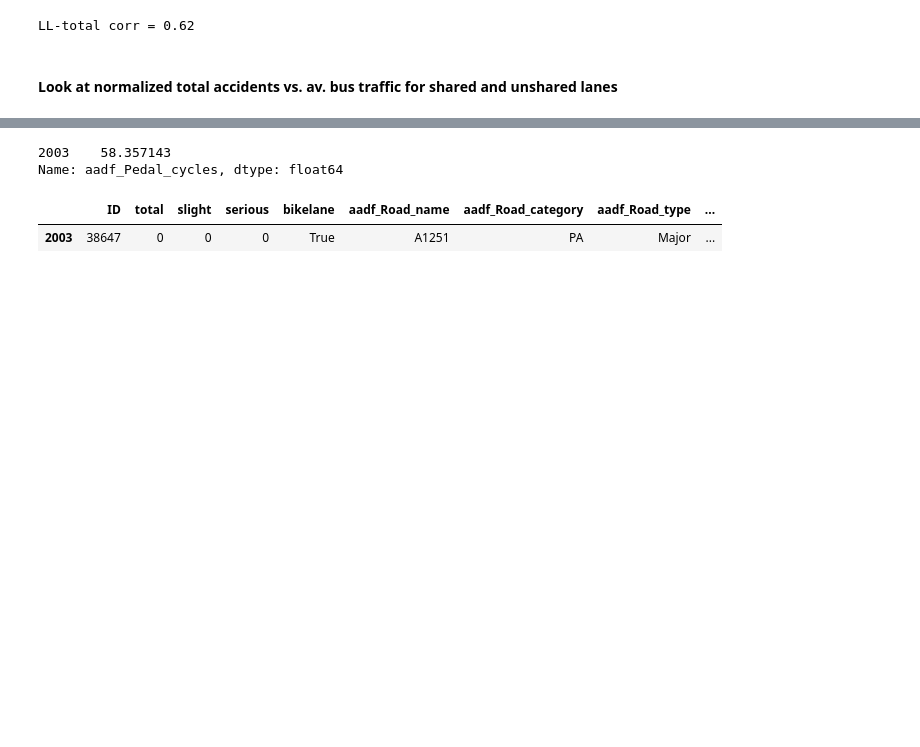
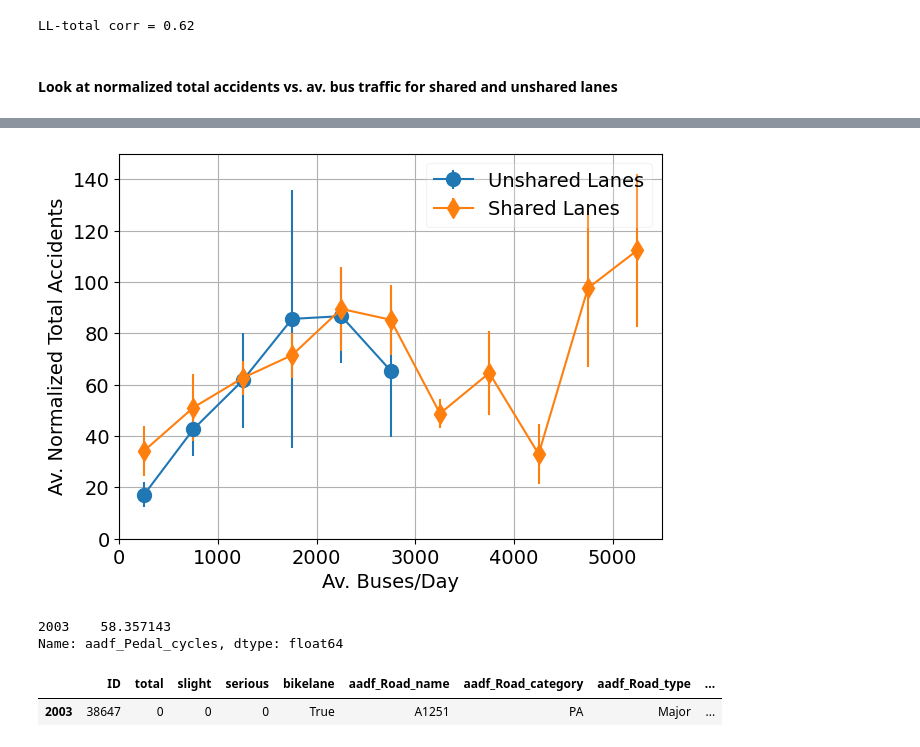
Before and after one commit to dtuthill/erdos_project, a Jupyter notebook: Greg_Analysis/kmeans_SharedBusLanes.ipynb, the cells around one changed output, grey strips where cells are left out. Saved outputs shown, nothing was run; the diff lists cells and outputs as text; code cells hidden in the pictures; blank space fills up the shorter version.

Commit message:
updated some plots

```diff
--- a/Greg_Analysis/kmeans_SharedBusLanes.ipynb
+++ b/Greg_Analysis/kmeans_SharedBusLanes.ipynb
@@ -473,3 +467,38 @@ plt.show()
+# %%
+#just plot normalized total vs. av. buses/day
+
+fig,ax = plt.subplots(figsize=(7,5))
+labsize=14
+ticksize=14
+legsize=14
+msize = 10
+
+mtype = ['o','d']
+
+nn = 0
+for ii in range(2):
+    if BoolVal[ii]:
+        lab_str = 'Shared Lanes'
+    else:
+        lab_str = 'Unshared Lanes'
+    ax.errorbar(b_bus,H_tot_bus[ii],H_err[ii],marker=mtype[ii],
+              label='%s'%(lab_str),markersize=msize)
+
+ax.set_xlabel('Av. Buses/Day',fontsize=labsize)
+ax.set_ylabel('Av. Normalized Total Accidents',fontsize=labsize)
+ax.tick_params(labelsize=ticksize)
+ax.legend(fontsize=legsize,fancybox=True,framealpha=0.2)
+ax.set_ylim(0,150)
+ax.grid('on')
+
+path = os.getcwd()
+fname = os.path.join(path,'SharedLaneResults_1plot.png')
+plt.savefig(fname,dpi=500, format=None, metadata=None,
+        bbox_inches='tight',
+        facecolor='white', edgecolor=None)
+plt.show()
+# %% [output]
+[figure, added]
 # %%
 #look at unshared road that seemingly has no accidents
 I = Igroup[gk] & (df_cluster[f_class] == False) & (df_cluster[f_class_2] == True)
```
Also changed, not shown: parts of 5 cells of this notebook, 1 other file.
